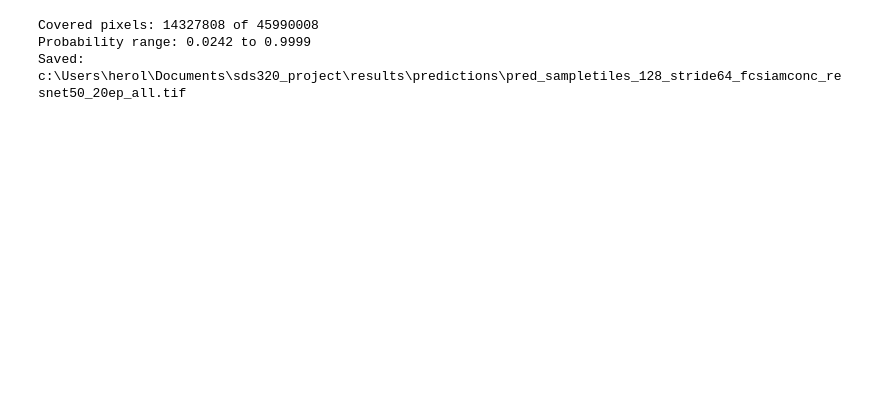
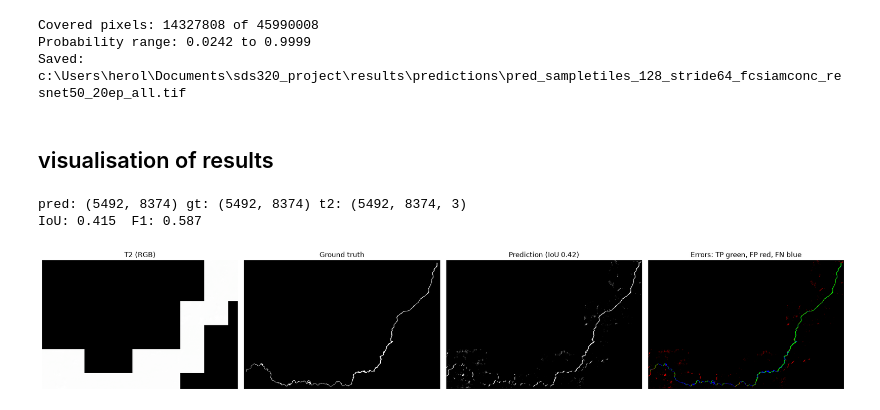
Before and after one commit to cherold01/sds320, a Jupyter notebook: notebooks/pipeline_s2_whole_AOI.ipynb, the cells around one changed output. Drawn from its saved outputs; the diff is of its cells as text; code cells hidden in the pictures; blank space fills up the shorter version.

Commit message:
fix download issue

```diff
--- a/notebooks/pipeline_s2_whole_AOI.ipynb
+++ b/notebooks/pipeline_s2_whole_AOI.ipynb
@@ -341,0 +342,11 @@ scene018 t2           2026-10-11           0.0  downloaded
+# %%
+#troubleshooting
+import rasterio
+from pathlib import Path
+
+for period in ["t1", "t2"]:
+    for band in ["B02", "B03", "B04"]:
+        p = S2_ROOT / period / "scene014" / f"{band}.tif"
+        with rasterio.open(p) as src:
+            arr = src.read(1)
+        print(period, band, f"zero fraction: {(arr == 0).mean():.2%}")
@@ -342,12 +360,12 @@ scene018 t2           2026-10-11           0.0  downloaded
 # %%
-#visualisation of the downloaded tiles
+#save the downloaded tiles as RGB tif for visual inspeciton
 import numpy as np
 import rasterio
 from rasterio.windows import from_bounds
 from rasterio.transform import from_origin
 from rasterio.enums import ColorInterp
 
-PERIOD = "t1"  # change to "t1" for pre-flood imagery
+PERIOD = "t2"  # change to "t1" for pre-flood imagery
 NODATA = -9999.0
 SCENES = [f"scene{i:03d}" for i in range(1, 19)]
 scene_root = RAW_DATA_DIR / 's2_all' / PERIOD
@@ -739,3 +716,67 @@ print(f"Saved: {out_path}")
 Covered pixels: 14327808 of 45990008
 Probability range: 0.0242 to 0.9999
 Saved: c:\Users\herol\Documents\sds320_project\results\predictions\pred_sampletiles_128_stride64_fcsiamconc_resnet50_20ep_all.tif
+# %% [markdown]
+## visualisation of results
+# %%
+#pred_path = out_path
+pred_path = PROJECT_DIR / "results" / "predictions" / "pred_sampletiles_128_stride64_fcsiamconc_resnet50_20ep_all.tif"
+gt_path = S2_ROOT / "flood_mask_master.tif"
+t2_path = S2_ROOT / "scene001-021_t2_rgb.tif"
+
+with rasterio.open(pred_path) as src:
+    pred_prob = src.read(1)
+
+with rasterio.open(gt_path) as src:
+    gt = src.read(1)
+
+with rasterio.open(t2_path) as src:
+    t2 = src.read([1, 2, 3]).transpose(1, 2, 0).astype(np.float32)
+
+print("pred:", pred_prob.shape, "gt:", gt.shape, "t2:", t2.shape)
+
+# If the subset is smaller than the full prediction, crop the prediction to the
+# same window using the georeferencing (the subset's bounds must lie inside the prediction)
+if pred_prob.shape != gt.shape:
+    from rasterio.windows import from_bounds
+    with rasterio.open(pred_path) as pred_src, rasterio.open(gt_path) as gt_src:
+        win = from_bounds(*gt_src.bounds, transform=pred_src.transform)
+        pred_prob = pred_src.read(1, window=win, boundless=False)
+    print("Cropped prediction to:", pred_prob.shape)
+
+assert pred_prob.shape == gt.shape == t2.shape[:2], "Shapes still differ after cropping"
+
+pred = (pred_prob >= 0.5).astype(np.uint8)
+gt_bin = (gt > 0).astype(np.uint8)
+
+# Metrics on the change class
+tp = np.sum((pred == 1) & (gt_bin == 1))
+fp = np.sum((pred == 1) & (gt_bin == 0))
+fn = np.sum((pred == 0) & (gt_bin == 1))
+iou = tp / max(tp + fp + fn, 1)
+f1 = 2 * tp / max(2 * tp + fp + fn, 1)
+print(f"IoU: {iou:.3f}  F1: {f1:.3f}")
+
+# Stretch T2 for display
+lo, hi = np.percentile(t2, 2), np.percentile(t2, 98)
+t2_vis = np.clip((t2 - lo) / (hi - lo + 1e-6), 0, 1)
+
+# Error map: TP green, FP red, FN blue
+error = np.zeros((*gt_bin.shape, 3))
+error[(pred == 1) & (gt_bin == 1)] = [0, 1, 0]
+error[(pred == 1) & (gt_bin == 0)] = [1, 0, 0]
+error[(pred == 0) & (gt_bin == 1)] = [0, 0, 1]
+
+fig, axes = plt.subplots(1, 4, figsize=(20, 5))
+axes[0].imshow(t2_vis);                  axes[0].set_title("T2 (RGB)")
+axes[1].imshow(gt_bin, cmap="gray");     axes[1].set_title("Ground truth")
+axes[2].imshow(pred, cmap="gray");       axes[2].set_title(f"Prediction (IoU {iou:.2f})")
+axes[3].imshow(error);                   axes[3].set_title("Errors: TP green, FP red, FN blue")
+for ax in axes:
+    ax.axis("off")
+plt.tight_layout()
+plt.show()
+# %% [output]
+pred: (5492, 8374) gt: (5492, 8374) t2: (5492, 8374, 3)
+IoU: 0.415  F1: 0.587
+[figure, added]
```
Also changed, not shown: parts of 4 cells of this notebook.
